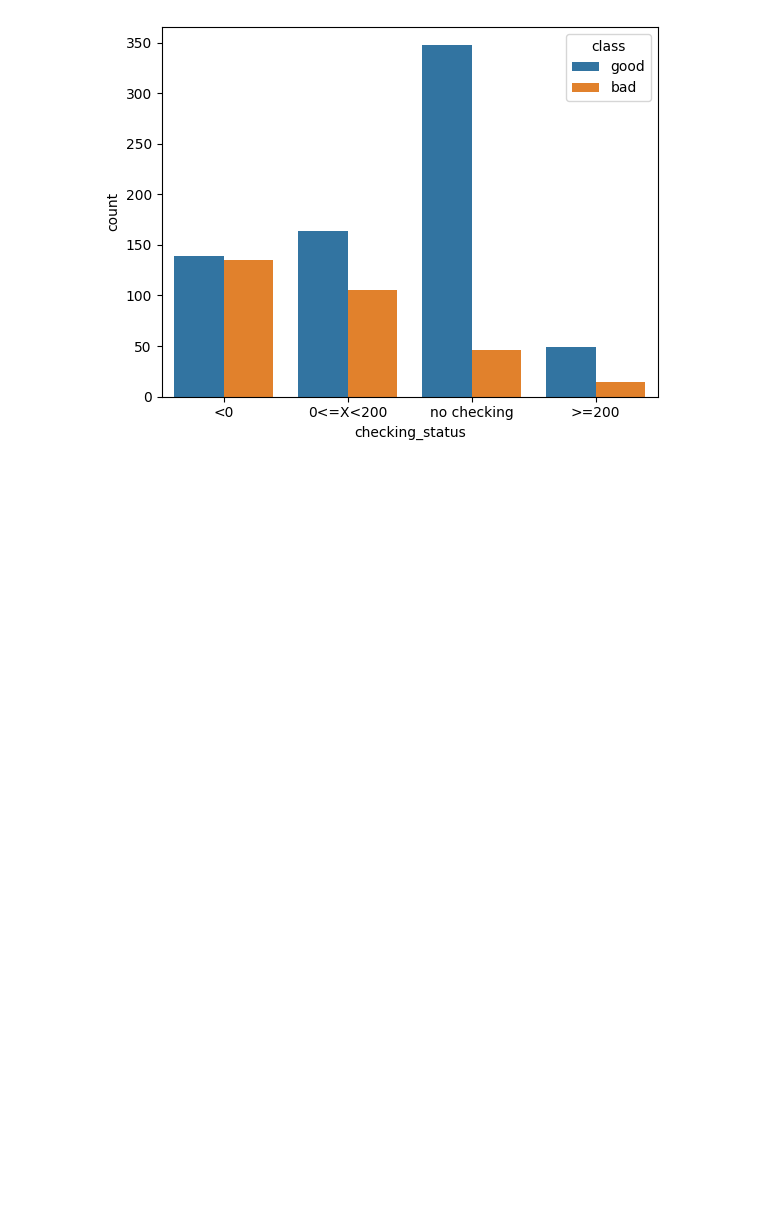
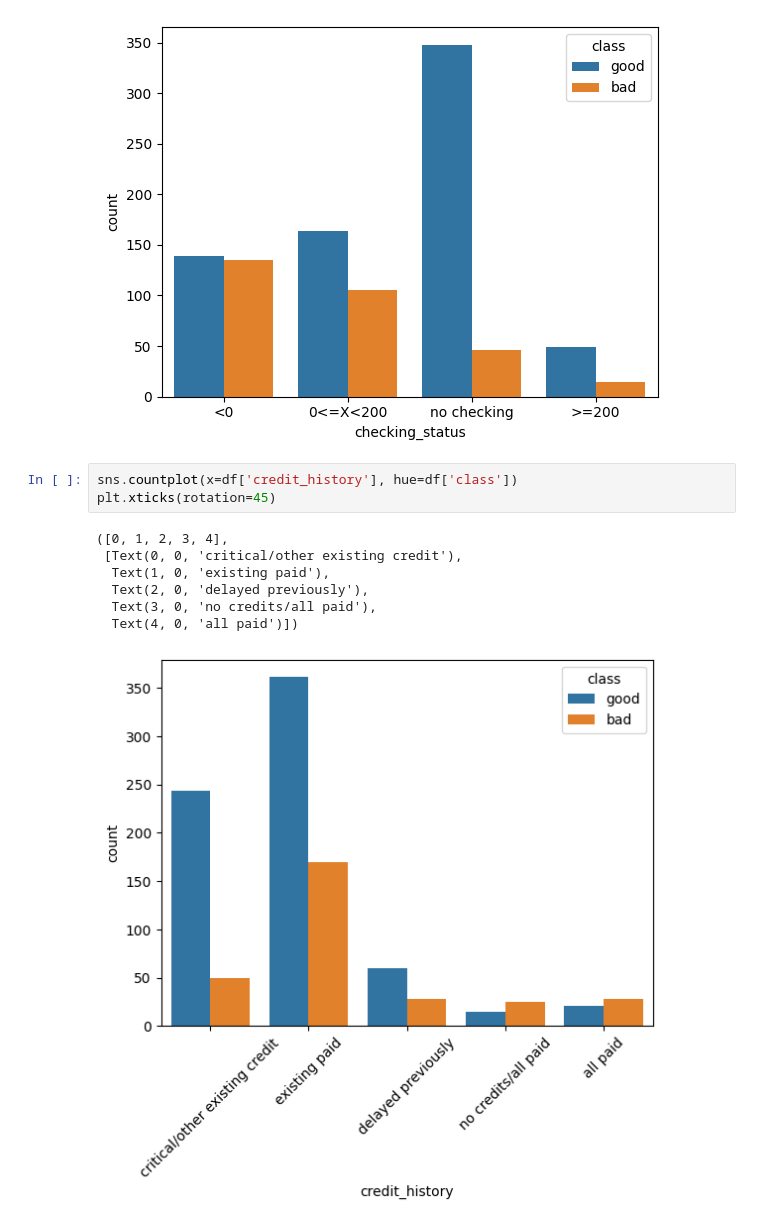
Before and after one commit to rriizz2k/credit-risk-scoring, a Jupyter notebook: notebooks/eda.ipynb, the cells around one changed output. Drawn from its saved outputs; the diff is of its cells as text; blank space fills up the shorter version.

```diff
--- a/notebooks/eda.ipynb
+++ b/notebooks/eda.ipynb
@@ -117,3 +117,14 @@ sns.countplot(x=df['checking_status'], hue=df['class'])
 # %% [output]
 <Axes: xlabel='checking_status', ylabel='count'>
 [figure]
+# %%
+sns.countplot(x=df['credit_history'], hue=df['class'])
+plt.xticks(rotation=45)
+# %% [output]
+([0, 1, 2, 3, 4],
+ [Text(0, 0, 'critical/other existing credit'),
+  Text(1, 0, 'existing paid'),
+  Text(2, 0, 'delayed previously'),
+  Text(3, 0, 'no credits/all paid'),
+  Text(4, 0, 'all paid')])
+[figure, added]
```
Also changed, not shown: parts of 1 cell of this notebook.
